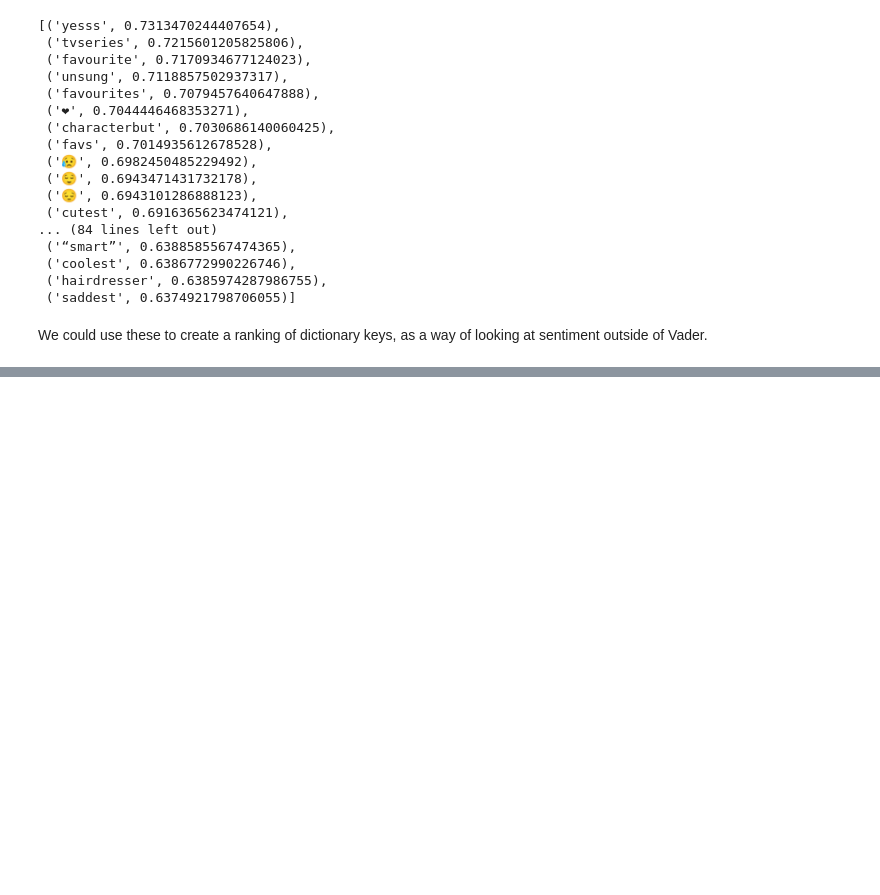
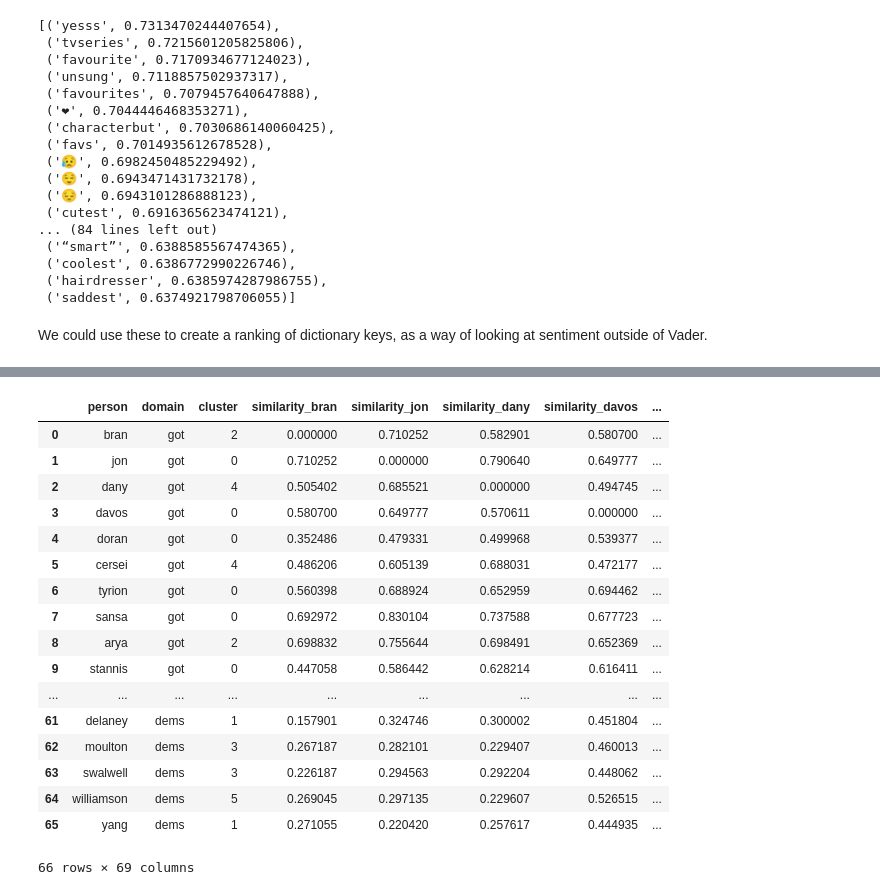
Before and after one commit to miaiseman/a-song-of-vice-and-higher, a Jupyter notebook: a_song_of_vice_and_higher.ipynb, the cells around one changed output, grey strips where cells are left out. Drawn from its saved outputs; the diff is of its cells as text; code cells hidden in the pictures; blank space fills up the shorter version.

```diff
--- a/a_song_of_vice_and_higher.ipynb
+++ b/a_song_of_vice_and_higher.ipynb
@@ -1654,0 +1537,21 @@ Get scores matched to people.
+# %%
+similarity_df
+# %% [output]
+|  | person | domain | cluster | similarity_bran | similarity_jon | similarity_dany | similarity_davos | ... |
+| 0 | bran | got | 2 | 0.000000 | 0.710252 | 0.582901 | 0.580700 | ... |
+| 1 | jon | got | 0 | 0.710252 | 0.000000 | 0.790640 | 0.649777 | ... |
+| 2 | dany | got | 4 | 0.505402 | 0.685521 | 0.000000 | 0.494745 | ... |
+| 3 | davos | got | 0 | 0.580700 | 0.649777 | 0.570611 | 0.000000 | ... |
+| 4 | doran | got | 0 | 0.352486 | 0.479331 | 0.499968 | 0.539377 | ... |
+| 5 | cersei | got | 4 | 0.486206 | 0.605139 | 0.688031 | 0.472177 | ... |
+| 6 | tyrion | got | 0 | 0.560398 | 0.688924 | 0.652959 | 0.694462 | ... |
+| 7 | sansa | got | 0 | 0.692972 | 0.830104 | 0.737588 | 0.677723 | ... |
+| 8 | arya | got | 2 | 0.698832 | 0.755644 | 0.698491 | 0.652369 | ... |
+| 9 | stannis | got | 0 | 0.447058 | 0.586442 | 0.628214 | 0.616411 | ... |
+| ... | ... | ... | ... | ... | ... | ... | ... | ... |
+| 61 | delaney | dems | 1 | 0.157901 | 0.324746 | 0.300002 | 0.451804 | ... |
+| 62 | moulton | dems | 3 | 0.267187 | 0.282101 | 0.229407 | 0.460013 | ... |
+| 63 | swalwell | dems | 3 | 0.226187 | 0.294563 | 0.292204 | 0.448062 | ... |
+| 64 | williamson | dems | 5 | 0.269045 | 0.297135 | 0.229607 | 0.526515 | ... |
+| 65 | yang | dems | 1 | 0.271055 | 0.220420 | 0.257617 | 0.444935 | ... |
+66 rows × 69 columns
```
Also changed, not shown: parts of 90 cells of this notebook, 1 other file.
